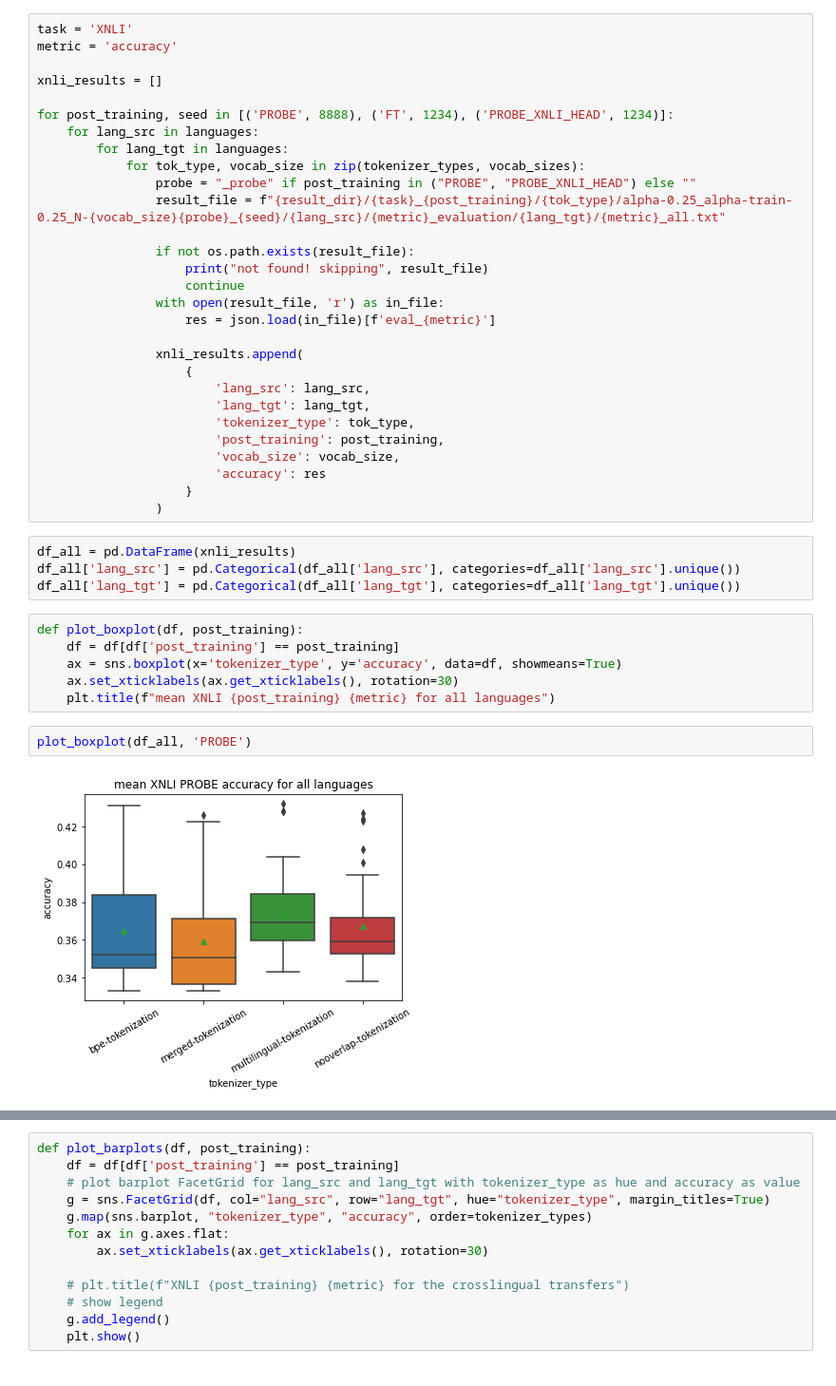
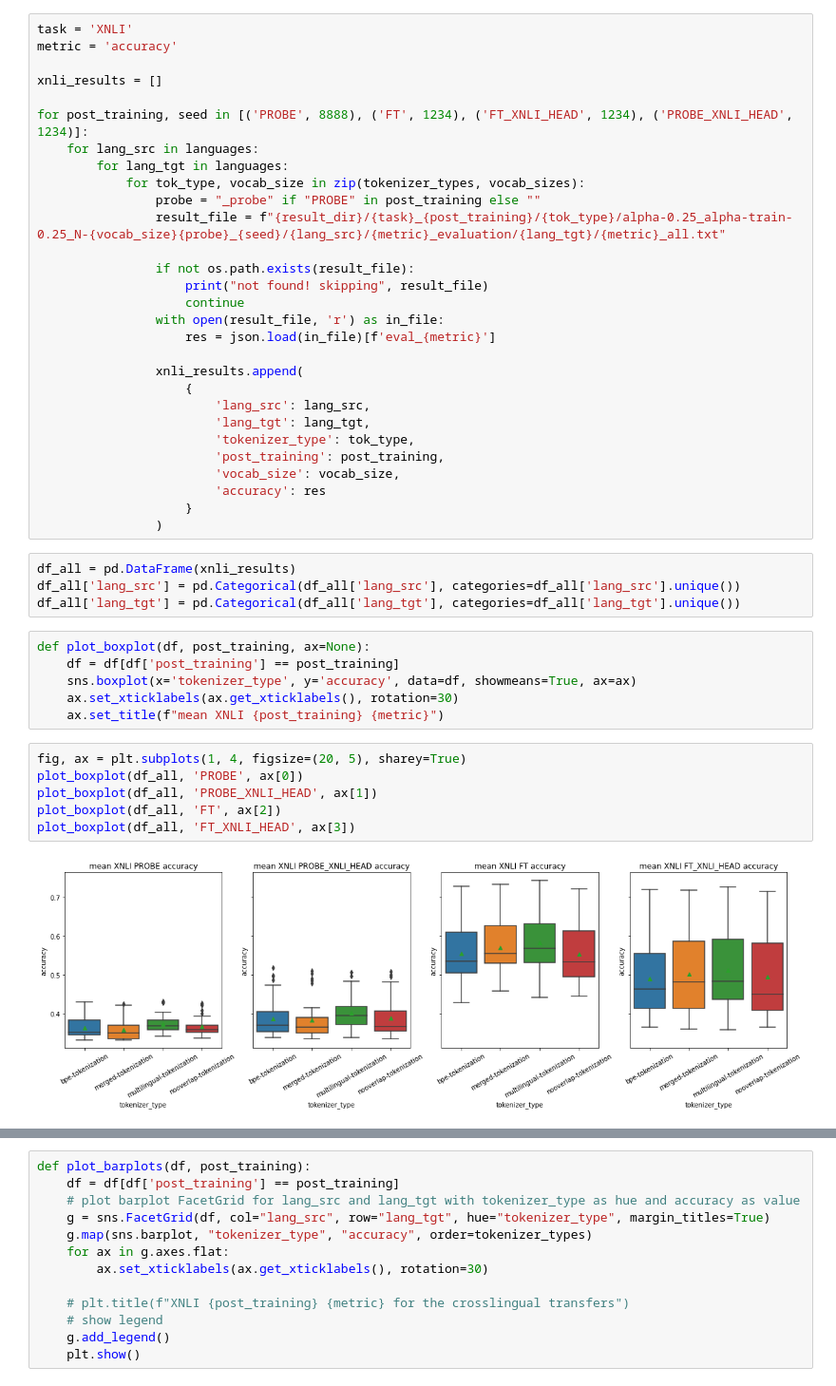
Before and after one commit to tomlimi/entangled_in_scripts, a Jupyter notebook: src/notebooks/3_xnli_results.ipynb, the cells around one changed output, grey strips where cells are left out. Shown: that part at 95% size. Cells and saved outputs as stored; diff of their text form.

```diff
--- a/src/notebooks/3_xnli_results.ipynb
+++ b/src/notebooks/3_xnli_results.ipynb
@@ -30,11 +30,11 @@ metric = 'accuracy'
 
 xnli_results = []
 
-for post_training, seed in [('PROBE', 8888), ('FT', 1234), ('PROBE_XNLI_HEAD', 1234)]:
+for post_training, seed in [('PROBE', 8888), ('FT', 1234), ('FT_XNLI_HEAD', 1234), ('PROBE_XNLI_HEAD', 1234)]:
     for lang_src in languages:
         for lang_tgt in languages:
             for tok_type, vocab_size in zip(tokenizer_types, vocab_sizes):
-                probe = "_probe" if post_training in ("PROBE", "PROBE_XNLI_HEAD") else ""
+                probe = "_probe" if "PROBE" in post_training else ""
                 result_file = f"{result_dir}/{task}_{post_training}/{tok_type}/alpha-0.25_alpha-train-0.25_N-{vocab_size}{probe}_{seed}/{lang_src}/{metric}_evaluation/{lang_tgt}/{metric}_all.txt"
 
                 if not os.path.exists(result_file):
@@ -58,12 +58,16 @@ df_all = pd.DataFrame(xnli_results)
 df_all['lang_src'] = pd.Categorical(df_all['lang_src'], categories=df_all['lang_src'].unique())
 df_all['lang_tgt'] = pd.Categorical(df_all['lang_tgt'], categories=df_all['lang_tgt'].unique())
 # %%
-def plot_boxplot(df, post_training):
+def plot_boxplot(df, post_training, ax=None):
     df = df[df['post_training'] == post_training]
-    ax = sns.boxplot(x='tokenizer_type', y='accuracy', data=df, showmeans=True)
+    sns.boxplot(x='tokenizer_type', y='accuracy', data=df, showmeans=True, ax=ax)
     ax.set_xticklabels(ax.get_xticklabels(), rotation=30)
-    plt.title(f"mean XNLI {post_training} {metric} for all languages")
+    ax.set_title(f"mean XNLI {post_training} {metric}")
 # %%
-plot_boxplot(df_all, 'PROBE')
+fig, ax = plt.subplots(1, 4, figsize=(20, 5), sharey=True)
+plot_boxplot(df_all, 'PROBE', ax[0])
+plot_boxplot(df_all, 'PROBE_XNLI_HEAD', ax[1])
+plot_boxplot(df_all, 'FT', ax[2])
+plot_boxplot(df_all, 'FT_XNLI_HEAD', ax[3])
 # %% [output]
-[figure, old version]
+[figure, new version]
```
Also changed, not shown: parts of 4 cells of this notebook, 5 other files.
